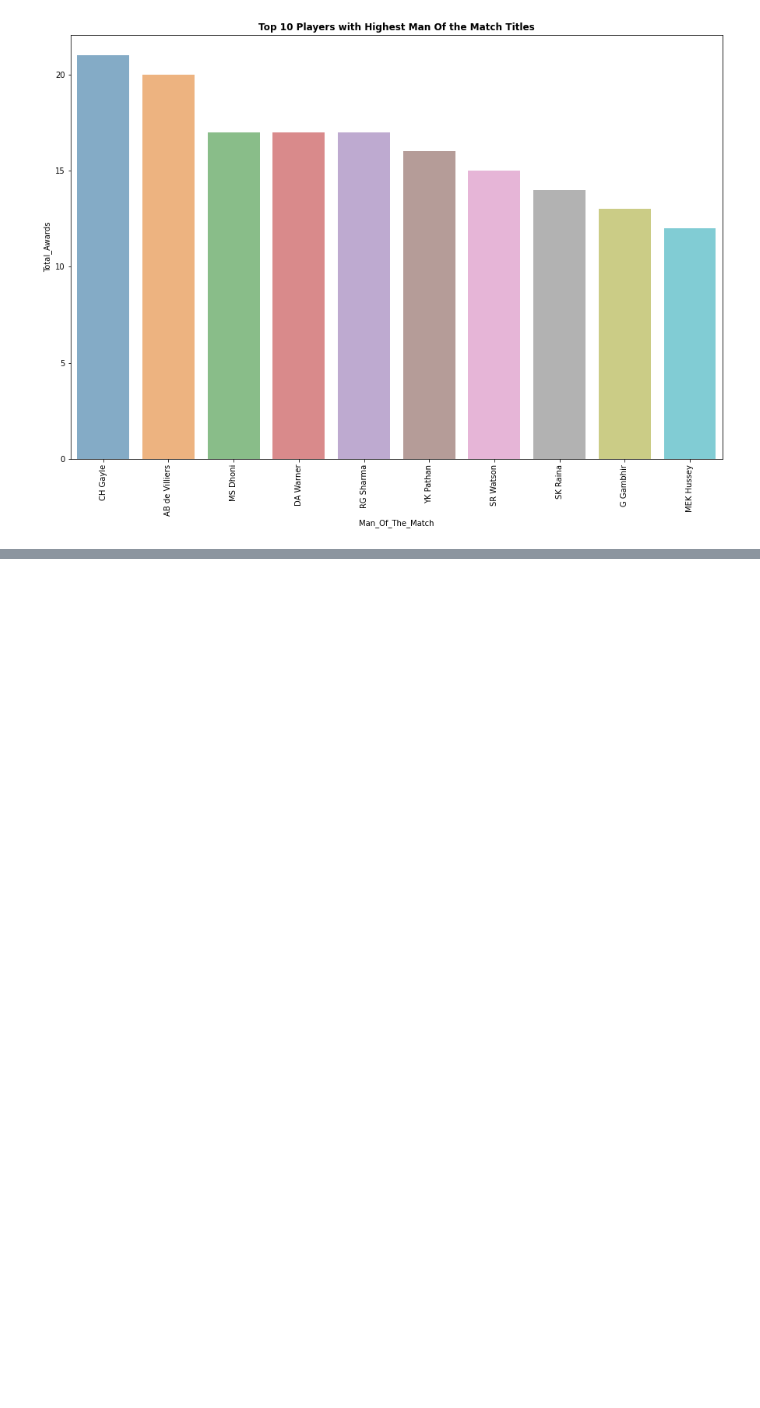
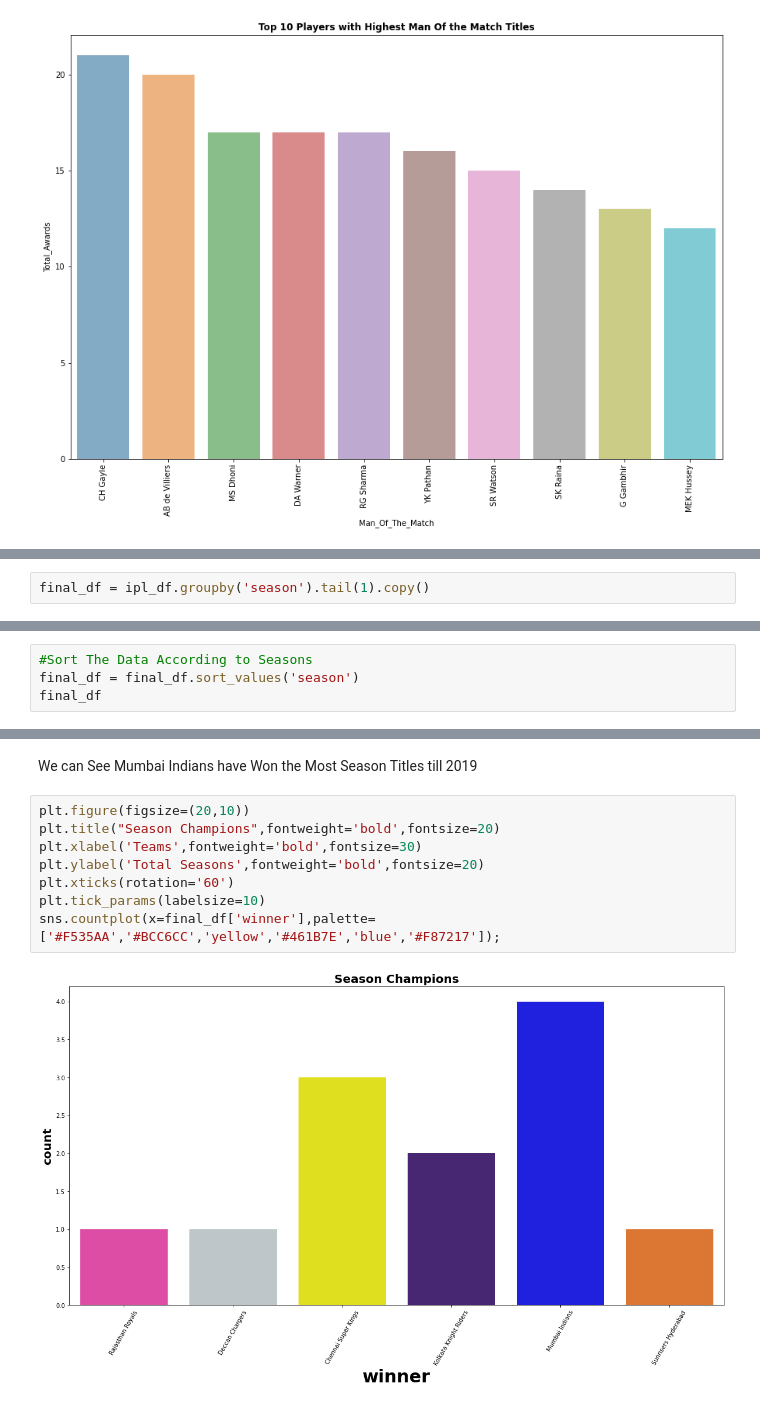
Before and after one commit to shaneydv/IPL-Data-Analysis, a Jupyter notebook: ipl_data_analysis.ipynb, the cells around one changed output, grey strips where cells are left out. Cells and saved outputs as stored; diff of their text form; blank space fills up the shorter version.

```diff
--- a/ipl_data_analysis.ipynb
+++ b/ipl_data_analysis.ipynb
@@ -664,0 +671,2 @@ sns.barplot(x=players_df.Man_Of_The_Match,y=players_df.Total_Awards, alpha=0.6);
+# %%
+final_df = ipl_df.groupby('season').tail(1).copy()
@@ -664,0 +689,4 @@ sns.barplot(x=players_df.Man_Of_The_Match,y=players_df.Total_Awards, alpha=0.6);
+# %%
+#Sort The Data According to Seasons
+final_df = final_df.sort_values('season')
+final_df
@@ -664,0 +723,12 @@ sns.barplot(x=players_df.Man_Of_The_Match,y=players_df.Total_Awards, alpha=0.6);
+# %% [markdown]
+We can See Mumbai Indians have Won the Most Season Titles till 2019
+# %%
+plt.figure(figsize=(20,10))
+plt.title("Season Champions",fontweight='bold',fontsize=20)
+plt.xlabel('Teams',fontweight='bold',fontsize=30)
+plt.ylabel('Total Seasons',fontweight='bold',fontsize=20)
+plt.xticks(rotation='60')
+plt.tick_params(labelsize=10)
+sns.countplot(x=final_df['winner'],palette=['#F535AA','#BCC6CC','yellow','#461B7E','blue','#F87217']);
+# %% [output]
+[figure, added]
```
Also changed, not shown: parts of 14 cells of this notebook.
